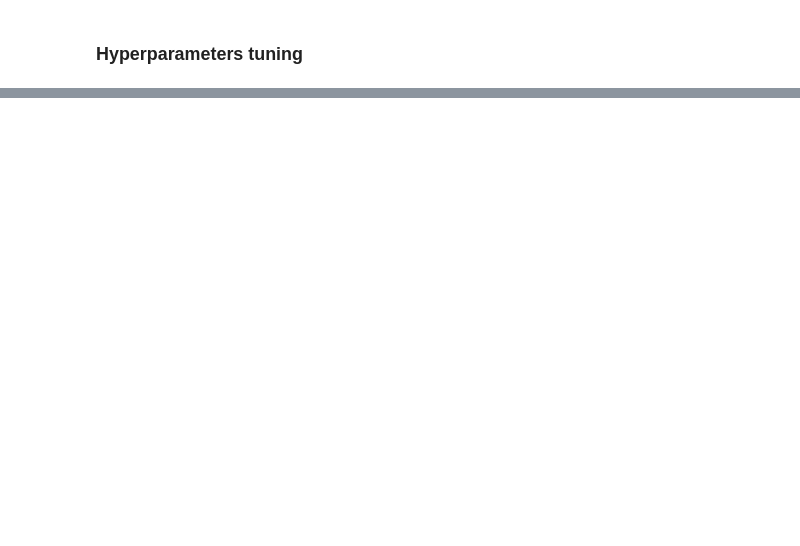
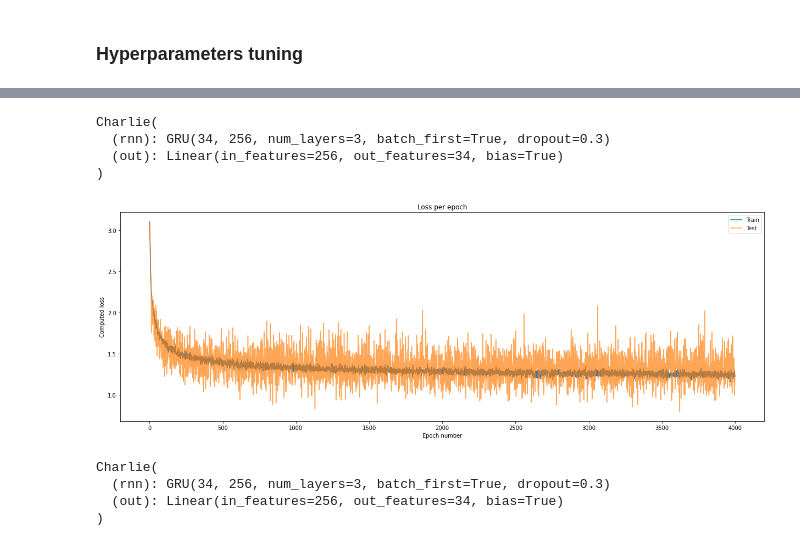
Before and after one commit to damiclem/nndl-03, a Jupyter notebook: charlie.ipynb, the cells around one changed output, grey strips where cells are left out. Saved outputs shown, nothing was run; the diff lists cells and outputs as text; code cells hidden in the pictures; blank space fills up the shorter version.

```diff
--- a/charlie.ipynb
+++ b/charlie.ipynb
@@ -6,3 +6,25 @@ This neural network is the simplest among the ones faced in this project. It use
 First step in the development of this neural network is the definition of its architecture by means of a grid search for a few epochs in order to compute loss and compare it among the parameters tested.
 
 Once an architecture has been set and other optimal parameters such as length of the recurrent window and the type of the neural network have been found, the neural network is trained again on the whole dataset for many epochs to develop the final model, saving its weights in checkpoints at regular epochs interval, in order to avoid eventual loss of traning progress.
+# %%
+# Run on colab
+ON_COLAB = False
+# Define colab directory
+COLAB_PATH = '/content/drive/My Drive/UniPD/2019_20_Neural_Network_Deep_Learning/nndl-03'
+# Hyperparameters grid search
+HYPER_TRAIN = False
+# Model training
+MODEL_TRAIN = False
+# Number of training epoch
+NUM_EPOCHS = 4000
+# Batch size
+BATCH_SIZE = 100
+# Epochs saving interval
+SAVE_AFTER = 100
+# Percentage of training examples
+TRAIN_PERC = 0.96
+# Size of each sentence
+CROP_LEN = 25
+# Define path to visualized model
+# MODEL_PATH = 'data/charlie/2020_09_11_13_11_45'
+MODEL_PATH = 'data/charlie/2020_09_11_15_07_27'
@@ -184,4 +304,16 @@ plt.show()
 # %%
 # Instantiate new network
-net = Charlie(input_size=len(alphabet), hidden_units=512, layers_num=3, hidden_type='GRU')
+net = Charlie(input_size=len(alphabet), hidden_units=256, layers_num=3, hidden_type='GRU', dropout_prob=0.3)
+# Move network to device
 net.to(device)
+# Define optimizer
+optimizer = optim.Adam(net.parameters(), lr=1e-3, weight_decay=1e-4)
+# Define loss function
+loss_fn = nn.CrossEntropyLoss()
+# Show network
+net
+# %% [output]
+Charlie(
+  (rnn): GRU(34, 256, num_layers=3, batch_first=True, dropout=0.3)
+  (out): Linear(in_features=256, out_features=34, bias=True)
+)
@@ -212,0 +366,35 @@ train_test_epochs(
+# %%
+# Show epochs loss
+
+# Load epochs
+train_losses, train_times, test_losses, test_times, _ = load_epochs(path=MODEL_PATH + '/epochs.json')
+# Define number of epochs
+num_epochs = len(train_losses)
+
+# Initialize plot
+fig, ax = plt.subplots(figsize=(21, 7))
+# Set title and labels
+ax.set_title('Loss per epoch')
+ax.set_xlabel('Epoch number')
+ax.set_ylabel('Computed loss')
+# Plot scatter
+ax.plot(range(num_epochs), train_losses, '-')
+ax.plot(range(num_epochs), test_losses, '-', alpha=.7)
+# Add legend
+ax.legend(['Train', 'Test'])
+# Save plot
+plt.savefig('images/charlie/epochs.png')
+# Show plot
+plt.show()
+# %% [output]
+[figure, added]
+# %%
+# Load network from file
+net, _ = Charlie.from_file(path=MODEL_PATH + '/net.pth')
+# Set network in evaluation mode
+net.eval()
+# %% [output]
+Charlie(
+  (rnn): GRU(34, 256, num_layers=3, batch_first=True, dropout=0.3)
+  (out): Linear(in_features=256, out_features=34, bias=True)
+)
```
Also changed, not shown: parts of 25 cells of this notebook, 45 other files.
